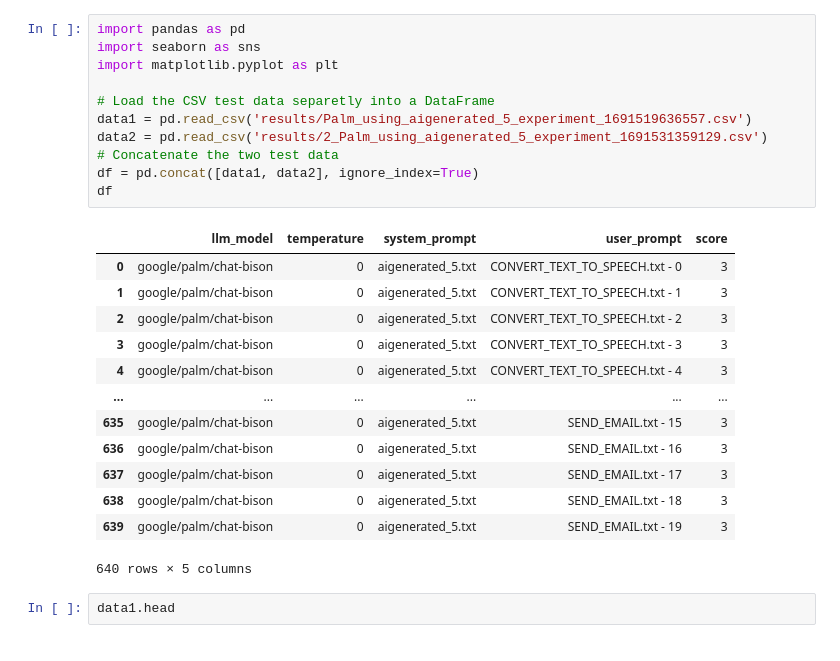
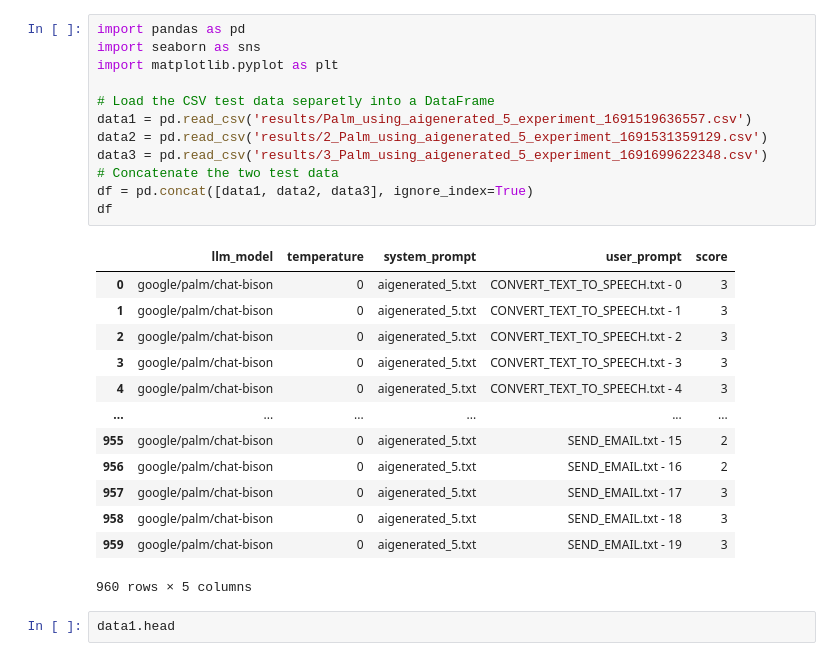
Before and after one commit to bmmseven/llm-api-experiences, a Jupyter notebook: thesis_dt_analysis_Palm_using_AIgen_5_zeroshot.ipynb, the cells around one changed output. Saved outputs shown, nothing was run; the diff lists cells and outputs as text.

```diff
--- a/thesis_dt_analysis_Palm_using_AIgen_5_zeroshot.ipynb
+++ b/thesis_dt_analysis_Palm_using_AIgen_5_zeroshot.ipynb
@@ -1,28 +1,29 @@
 # %%
 import pandas as pd
 import seaborn as sns
 import matplotlib.pyplot as plt
 
 # Load the CSV test data separetly into a DataFrame
 data1 = pd.read_csv('results/Palm_using_aigenerated_5_experiment_1691519636557.csv')
 data2 = pd.read_csv('results/2_Palm_using_aigenerated_5_experiment_1691531359129.csv')
+data3 = pd.read_csv('results/3_Palm_using_aigenerated_5_experiment_1691699622348.csv')
 # Concatenate the two test data
-df = pd.concat([data1, data2], ignore_index=True)
+df = pd.concat([data1, data2, data3], ignore_index=True)
 df
 # %% [output]
 |  | llm_model | temperature | system_prompt | user_prompt | score |
 | 0 | google/palm/chat-bison | 0 | aigenerated_5.txt | CONVERT_TEXT_TO_SPEECH.txt - 0 | 3 |
 | 1 | google/palm/chat-bison | 0 | aigenerated_5.txt | CONVERT_TEXT_TO_SPEECH.txt - 1 | 3 |
 | 2 | google/palm/chat-bison | 0 | aigenerated_5.txt | CONVERT_TEXT_TO_SPEECH.txt - 2 | 3 |
 | 3 | google/palm/chat-bison | 0 | aigenerated_5.txt | CONVERT_TEXT_TO_SPEECH.txt - 3 | 3 |
 | 4 | google/palm/chat-bison | 0 | aigenerated_5.txt | CONVERT_TEXT_TO_SPEECH.txt - 4 | 3 |
 | ... | ... | ... | ... | ... | ... |
-| 635 | google/palm/chat-bison | 0 | aigenerated_5.txt | SEND_EMAIL.txt - 15 | 3 |
-| 636 | google/palm/chat-bison | 0 | aigenerated_5.txt | SEND_EMAIL.txt - 16 | 3 |
-| 637 | google/palm/chat-bison | 0 | aigenerated_5.txt | SEND_EMAIL.txt - 17 | 3 |
-| 638 | google/palm/chat-bison | 0 | aigenerated_5.txt | SEND_EMAIL.txt - 18 | 3 |
-| 639 | google/palm/chat-bison | 0 | aigenerated_5.txt | SEND_EMAIL.txt - 19 | 3 |
+| 955 | google/palm/chat-bison | 0 | aigenerated_5.txt | SEND_EMAIL.txt - 15 | 2 |
+| 956 | google/palm/chat-bison | 0 | aigenerated_5.txt | SEND_EMAIL.txt - 16 | 2 |
+| 957 | google/palm/chat-bison | 0 | aigenerated_5.txt | SEND_EMAIL.txt - 17 | 3 |
+| 958 | google/palm/chat-bison | 0 | aigenerated_5.txt | SEND_EMAIL.txt - 18 | 3 |
+| 959 | google/palm/chat-bison | 0 | aigenerated_5.txt | SEND_EMAIL.txt - 19 | 3 |
-640 rows × 5 columns
+960 rows × 5 columns
 # %%
 data1.head
 # %% [output]
```
Also changed, not shown: parts of 5 cells of this notebook.
